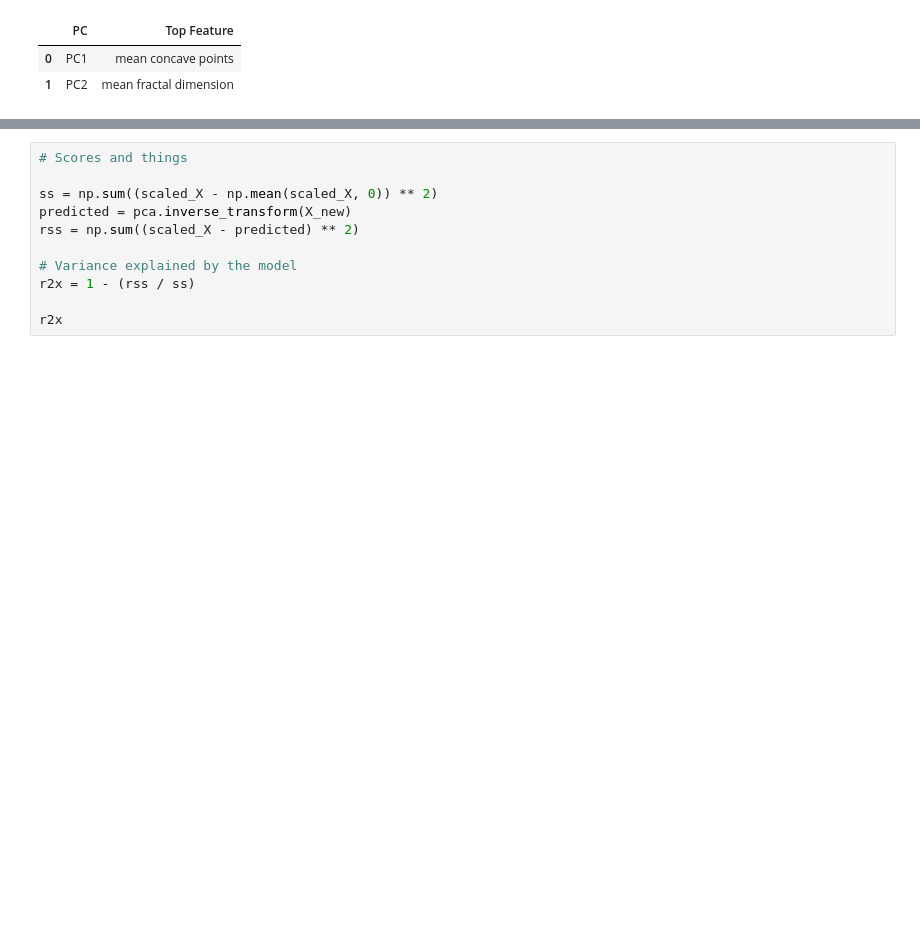
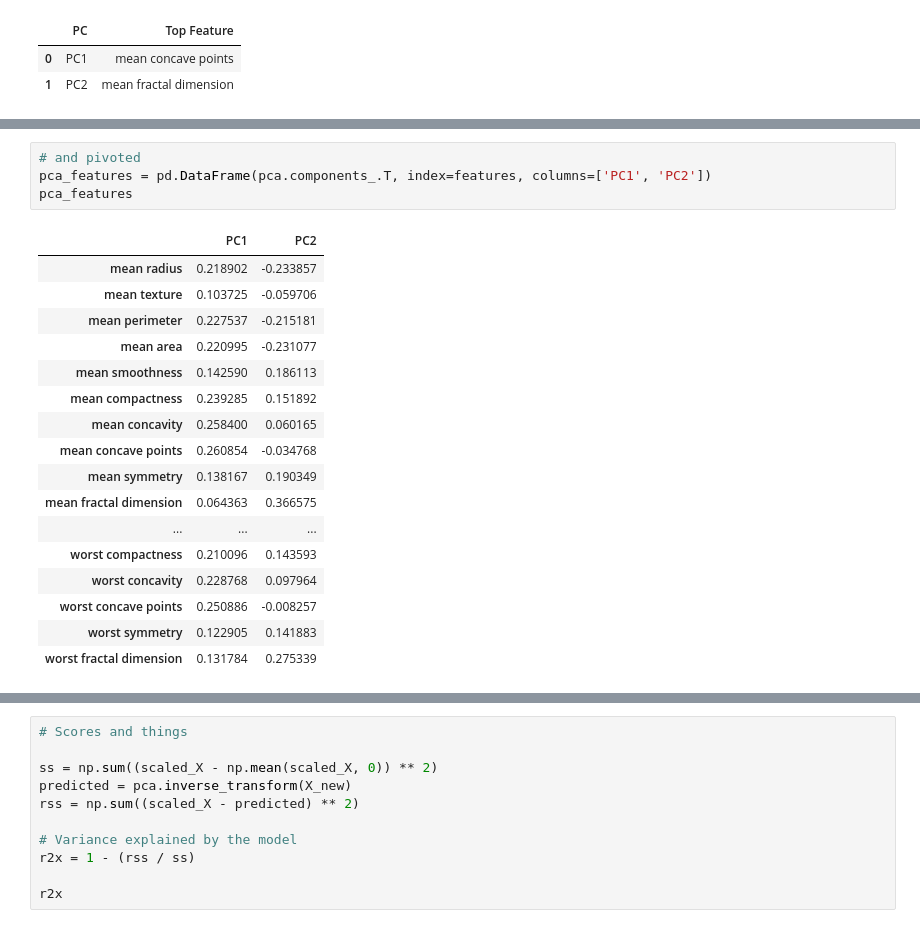
Before and after one commit to alexjj/pca, a Jupyter notebook: pca.ipynb, the cells around one changed output, grey strips where cells are left out. Drawn from its saved outputs; the diff is of its cells as text; blank space fills up the shorter version.

```diff
--- a/pca.ipynb
+++ b/pca.ipynb
@@ -124,0 +131,22 @@ df
+# %%
+# and pivoted
+pca_features = pd.DataFrame(pca.components_.T, index=features, columns=['PC1', 'PC2'])
+pca_features
+# %% [output]
+|  | PC1 | PC2 |
+| mean radius | 0.218902 | -0.233857 |
+| mean texture | 0.103725 | -0.059706 |
+| mean perimeter | 0.227537 | -0.215181 |
+| mean area | 0.220995 | -0.231077 |
+| mean smoothness | 0.142590 | 0.186113 |
+| mean compactness | 0.239285 | 0.151892 |
+| mean concavity | 0.258400 | 0.060165 |
+| mean concave points | 0.260854 | -0.034768 |
+| mean symmetry | 0.138167 | 0.190349 |
+| mean fractal dimension | 0.064363 | 0.366575 |
+| ... | ... | ... |
+| worst compactness | 0.210096 | 0.143593 |
+| worst concavity | 0.228768 | 0.097964 |
+| worst concave points | 0.250886 | -0.008257 |
+| worst symmetry | 0.122905 | 0.141883 |
+| worst fractal dimension | 0.131784 | 0.275339 |
```
Also changed, not shown: parts of 6 cells of this notebook.
